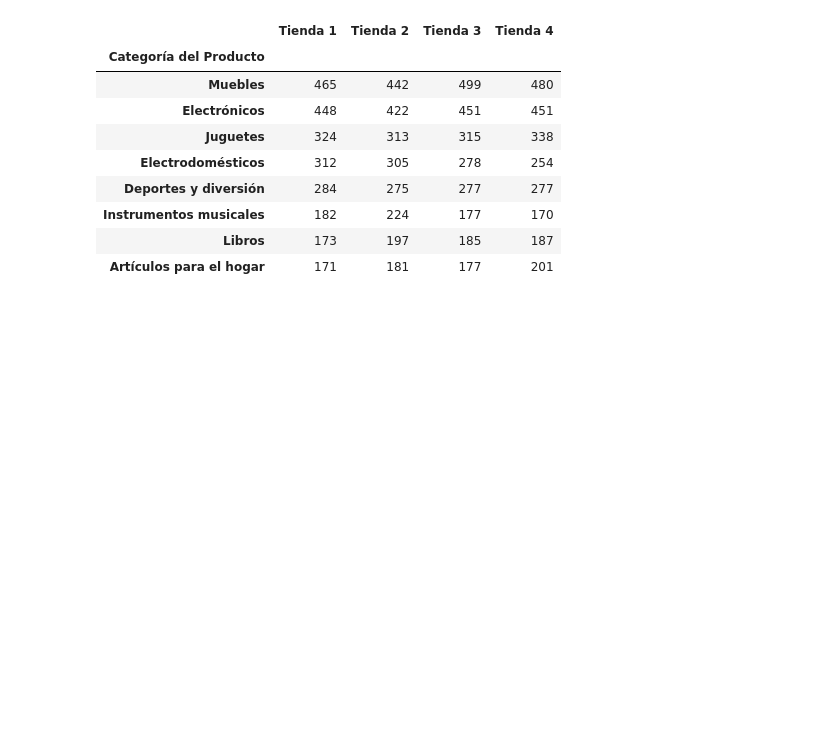
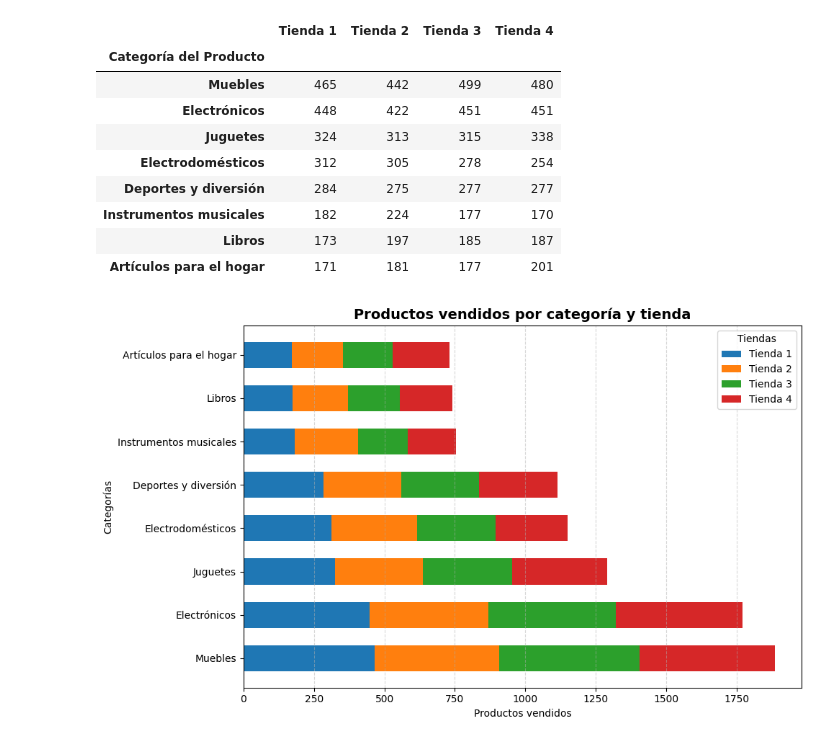
Before and after one commit to Nataliahfk/Challenge_AluraStore_ejemplo, a Jupyter notebook: notebooks/eda_2.ipynb, the cells around one changed output. Saved outputs shown, nothing was run; the diff lists cells and outputs as text; code cells hidden in the pictures; blank space fills up the shorter version.

Commit message:
:art: graph bar categories

```diff
--- a/notebooks/eda_2.ipynb
+++ b/notebooks/eda_2.ipynb
@@ -184,3 +184,47 @@ df_vendidos_categoria_tiendas
 | Instrumentos musicales | 182 | 224 | 177 | 170 |
 | Libros | 173 | 197 | 185 | 187 |
 | Artículos para el hogar | 171 | 181 | 177 | 201 |
+# %%
+#Extraer la lista de categorías (indice del df)
+categorias = df_vendidos_categoria_tiendas.index.tolist() #Convierte el índice del dataframe en una lista
+
+#Extraer el nombre de tiendas (columnas del df) y su valores numéricos
+tiendas = df_vendidos_categoria_tiendas.columns.tolist() #Convierte las columnas del dataframe en una lista
+#Pra cada tienda, obtenemos un array con los productos vendidos por categoría
+datos = [df_vendidos_categoria_tiendas[tienda].values for tienda in tiendas] #Extrae los valores de cada columna (tienda) y los almacena en una lista
+
+#Creamos la figura y el eje
+fig, ax = plt.subplots(figsize=(10, 6)) #Crea una figura y un eje para el gráfico
+
+#Definimos posiciones y grosor de las barras
+y = np.arange(len(categorias)) # posiciones en el eje y: 0,1,2,... según nº de categorías
+height = 0.6 #Grosor de las barras
+
+#Inicializar el array de ceros como "offset" (left) para apilar las barras
+left = np.zeros(len(categorias))
+
+#Recorremos tienda por tienda apilando sus valores
+for tienda, valores in zip(tiendas, datos):
+    # Dibujamos una porción de barra horizontal:
+    #      - y: coordenadas verticales de cada barra
+    #      - valores: longitud de cada segmento
+    #      - height: grosor
+    #      - left: desplazamiento inicial para apilar encima del anterior
+    barras = ax.barh(y, valores, height, left=left, label=tienda)
+# Actualizamos 'left' sumando los valores de esta tienda,
+    #de modo que el siguiente segmento empiece justo donde acaba éste
+    left += valores
+# Añadimos etiquetas a las barras
+ax.set_yticks(y) #Establece las posiciones de las etiquetas en el eje y
+ax.set_yticklabels(categorias) #Establece las etiquetas del eje y con la lista de categorías
+
+#Titulos y etiquetas del eje x e y
+ax.set_xlabel('Productos vendidos') #Etiqueta del eje x
+ax.set_ylabel('Categorías') #Etiqueta del eje y
+ax.set_title('Productos vendidos por categoría y tienda', fontsize=14, weight='bold') #Título del gráfico
+ax.legend(title='Tiendas') #Añade una leyenda con el título 'Tiendas'
+ax.grid(axis='x', linestyle='--', alpha=0.5) #Añade una cuadrícula en el eje x con líneas discontinuas
+plt.tight_layout() #Ajusta el diseño del gráfico para que no se superpongan los elementos
+plt.show() #Muestra el gráfico
+# %% [output]
+[figure, added]
```
